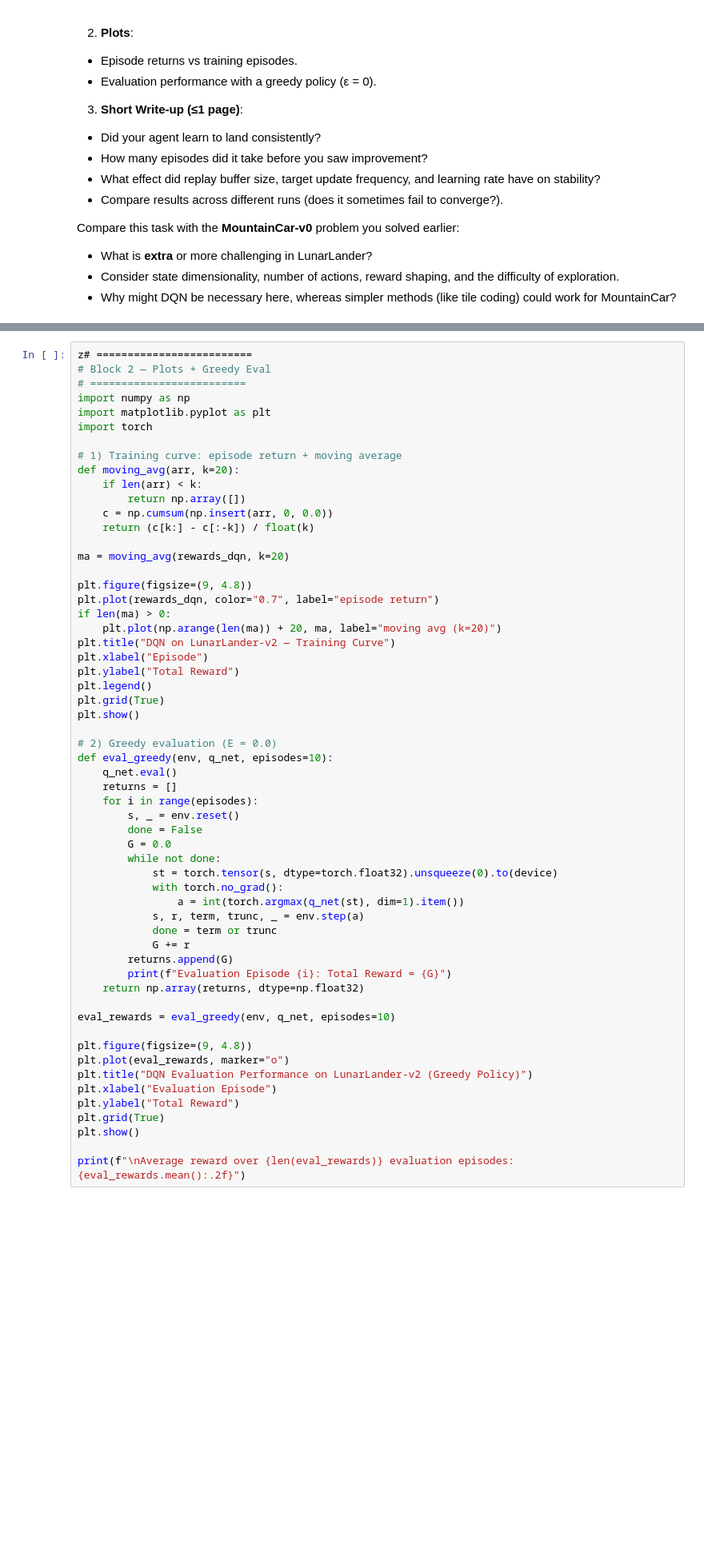
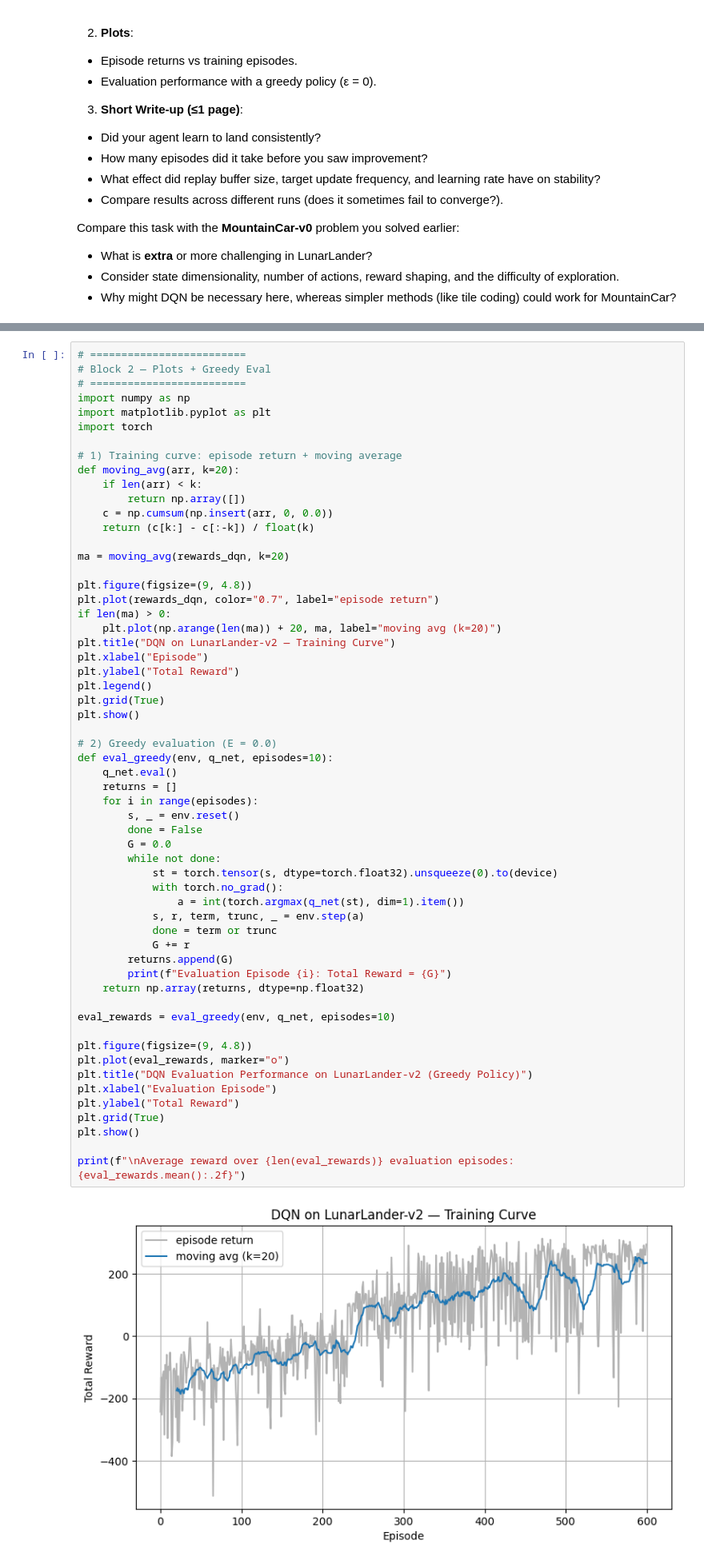
Before and after one commit to zaki-m-khan/zaki-m-khan, a Jupyter notebook: lab6_nonlinear.ipynb, the cells around one changed output, grey strips where cells are left out. Shown at 80% size. Cells and saved outputs as stored; diff of their text form; blank space fills up the shorter version.

```diff
--- a/lab6_nonlinear.ipynb
+++ b/lab6_nonlinear.ipynb
@@ -584,5 +583,5 @@ KeyboardInterrupt:
 # %%
-z# =========================
+# =========================
 # Block 2 — Plots + Greedy Eval
 # =========================
 import numpy as np
@@ -612,30 +611,32 @@ plt.show()
 # 2) Greedy evaluation (E = 0.0)
 def eval_greedy(env, q_net, episodes=10):
     q_net.eval()
     returns = []
     for i in range(episodes):
         s, _ = env.reset()
         done = False
         G = 0.0
         while not done:
             st = torch.tensor(s, dtype=torch.float32).unsqueeze(0).to(device)
             with torch.no_grad():
                 a = int(torch.argmax(q_net(st), dim=1).item())
             s, r, term, trunc, _ = env.step(a)
             done = term or trunc
             G += r
         returns.append(G)
         print(f"Evaluation Episode {i}: Total Reward = {G}")
     return np.array(returns, dtype=np.float32)
 
 eval_rewards = eval_greedy(env, q_net, episodes=10)
 
 plt.figure(figsize=(9, 4.8))
 plt.plot(eval_rewards, marker="o")
 plt.title("DQN Evaluation Performance on LunarLander-v2 (Greedy Policy)")
 plt.xlabel("Evaluation Episode")
 plt.ylabel("Total Reward")
 plt.grid(True)
 plt.show()
 
 print(f"\nAverage reward over {len(eval_rewards)} evaluation episodes: {eval_rewards.mean():.2f}")
+# %% [output]
+[figure, added]
```
Also changed, not shown: parts of 2 cells of this notebook.
